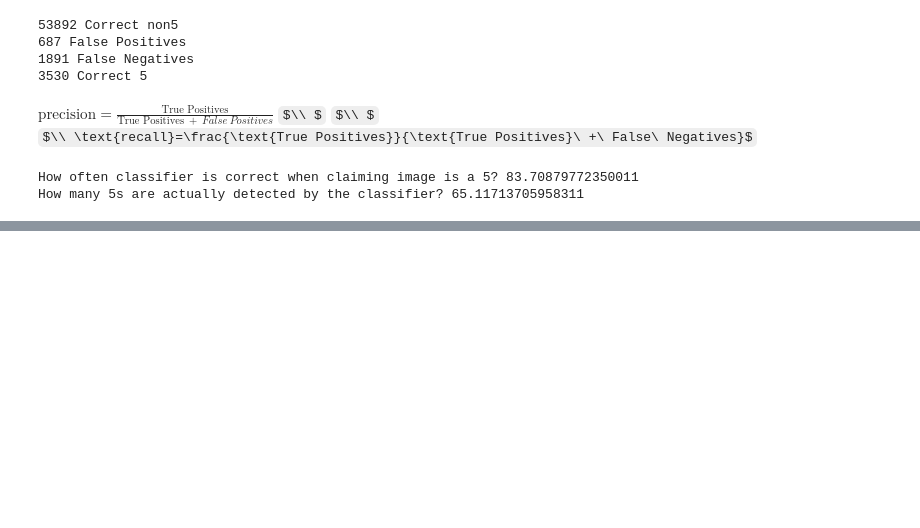
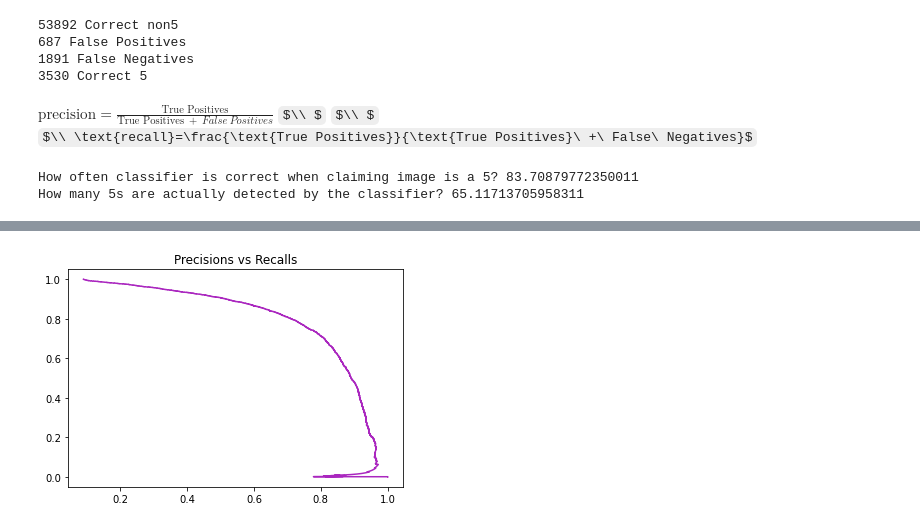
Before and after one commit to jfdev001/handson-ml, a Jupyter notebook: CH3/proj.ipynb, the cells around one changed output, grey strips where cells are left out. Saved outputs shown, nothing was run; the diff lists cells and outputs as text; code cells hidden in the pictures; some formulas as TeX source; blank space fills up the shorter version.

```diff
--- a/CH3/proj.ipynb
+++ b/CH3/proj.ipynb
@@ -119,0 +177,9 @@ How many 5s are actually detected by the classifier? 65.11713705958311
+# %%
+# Another way to visualize the tradeoff
+fig2 = plt.figure()
+ax1 = fig2.add_subplot(111)
+ax1.plot(precisions, recalls, color="#aa27bf")
+ax1.set_title("Precisions vs Recalls")
+fig2.savefig("./figures/pred_v_recalls.jpg")
+# %% [output]
+[figure, added]
```
Also changed, not shown: parts of 8 cells of this notebook, 2 other files.
